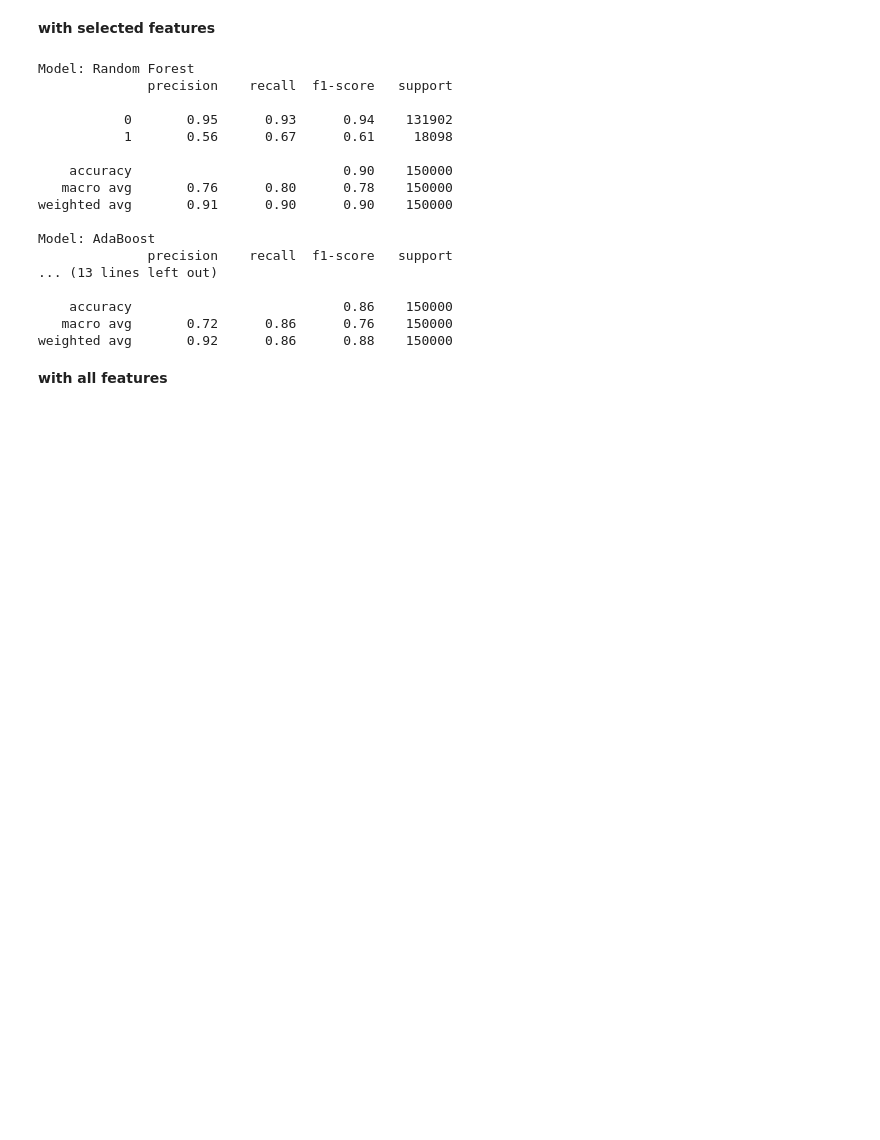
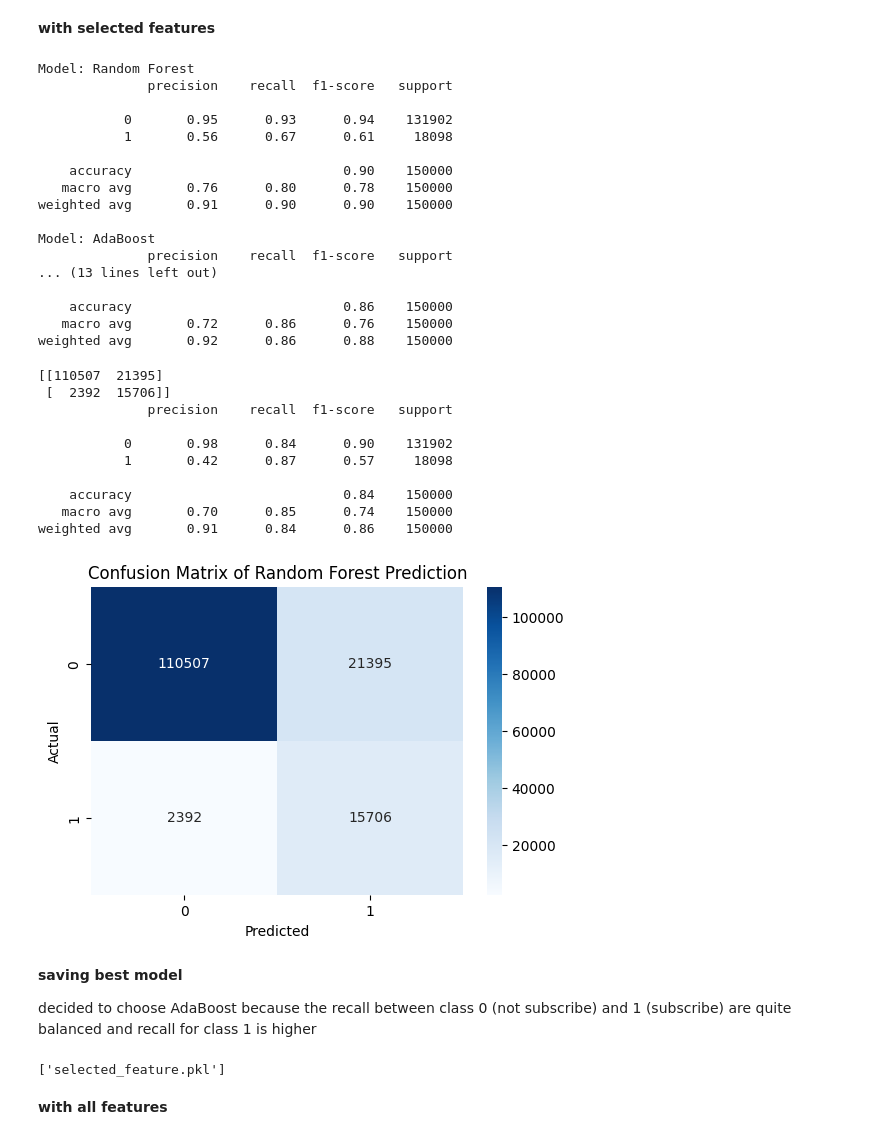
Before and after one commit to amandasbrn/bank-deposit-classif-agent, a Jupyter notebook: modeling.ipynb, the cells around one changed output. Cells and saved outputs as stored; diff of their text form; code cells hidden in the pictures; blank space fills up the shorter version.

Commit message:
saving best model (adaboost) & selected feature

```diff
--- a/modeling.ipynb
+++ b/modeling.ipynb
@@ -155,6 +156,44 @@ Model: AdaBoost
     accuracy                           0.86    150000
    macro avg       0.72      0.86      0.76    150000
 weighted avg       0.92      0.86      0.88    150000
+# %%
+adaboost.fit(X_train[selected_feature], y_train)
+y_pred = adaboost.predict(X_test[selected_feature])
+cm = confusion_matrix(y_test, y_pred)
+labels = list(data_model['deposit'].unique())
+print(confusion_matrix(y_test, y_pred))
+print(classification_report(y_test, y_pred))
+
+# Plot heatmap
+plt.figure(figsize=(6,4))
+sns.heatmap(cm, annot=True, fmt="d", cmap="Blues", xticklabels=labels, yticklabels=labels)
+plt.xlabel("Predicted")
+plt.ylabel("Actual")
+plt.title("Confusion Matrix of Random Forest Prediction")
+plt.show()
+# %% [output]
+[[110507  21395]
+ [  2392  15706]]
+              precision    recall  f1-score   support
+
+           0       0.98      0.84      0.90    131902
+           1       0.42      0.87      0.57     18098
+
+    accuracy                           0.84    150000
+   macro avg       0.70      0.85      0.74    150000
+weighted avg       0.91      0.84      0.86    150000
+[figure, added]
+# %% [markdown]
+**saving best model**
+
+decided to choose AdaBoost because the recall between class 0 (not subscribe) and 1 (subscribe) are quite balanced and recall for class 1 is higher
+# %%
+model_file = 'adaboost_trained.pkl'
+feature_file = 'selected_feature.pkl'
+joblib.dump(adaboost, model_file)
+joblib.dump(selected_feature, feature_file)
+# %% [output]
+['selected_feature.pkl']
 # %% [markdown]
 **with all features**
 # %%
```
Also changed, not shown: parts of 1 cell of this notebook, 2 other files.
